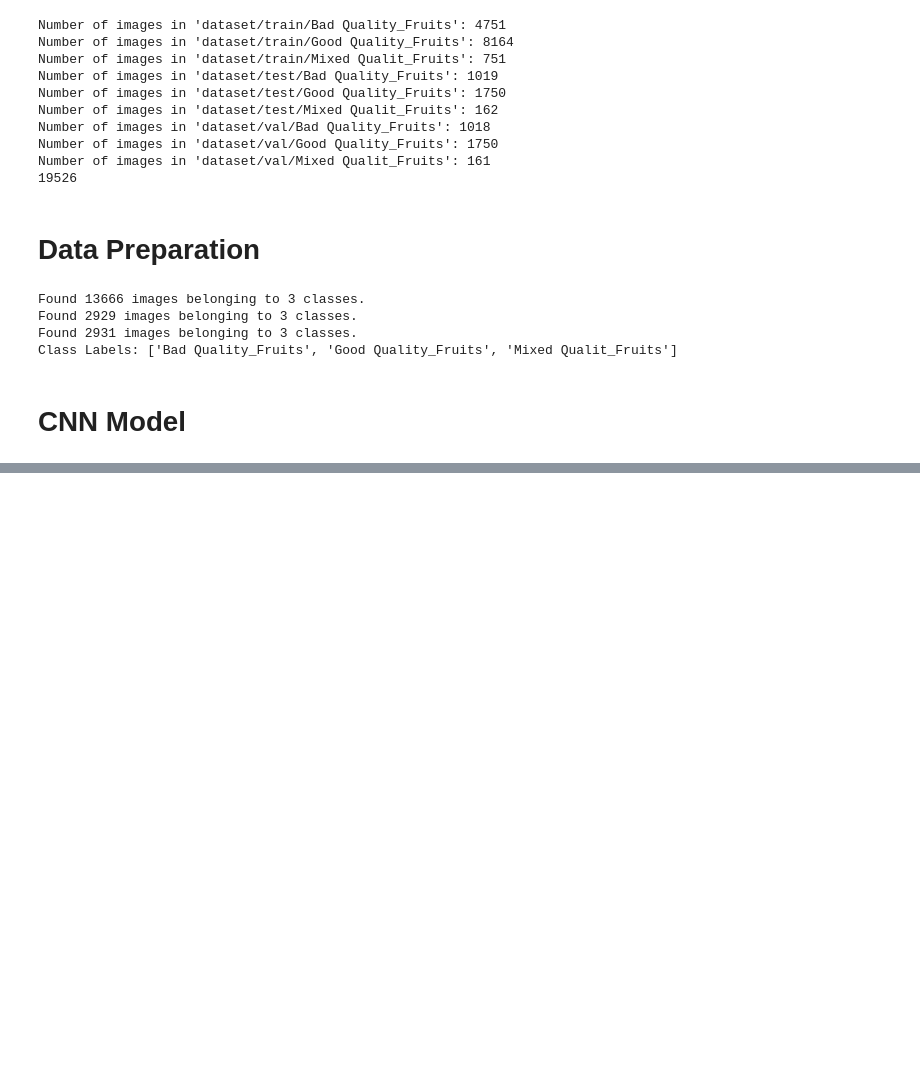
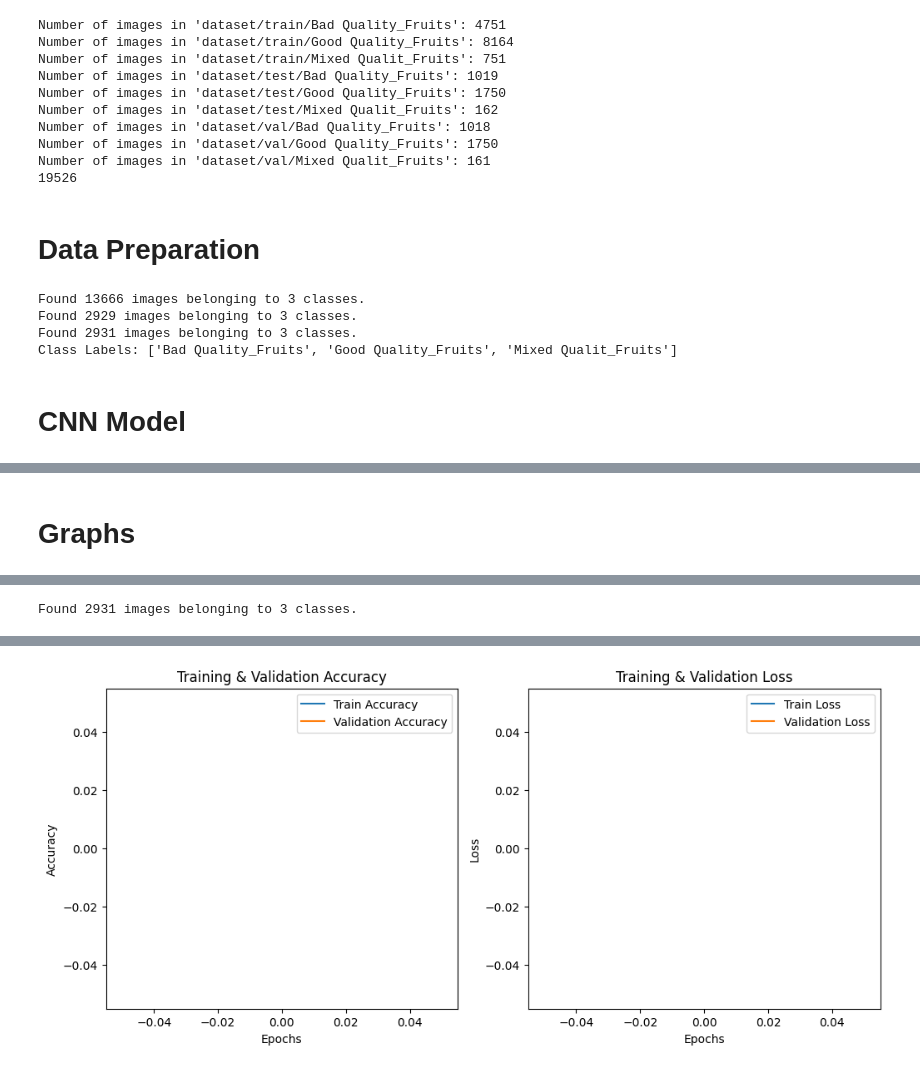
Before and after one commit to Domaakshithareddy/Fruit-Quality-Identification, a Jupyter notebook: Fruit_Quality_Identification.ipynb, the cells around one changed output, grey strips where cells are left out. Saved outputs shown, nothing was run; the diff lists cells and outputs as text; code cells hidden in the pictures; blank space fills up the shorter version.

```diff
--- a/Fruit_Quality_Identification.ipynb
+++ b/Fruit_Quality_Identification.ipynb
@@ -230,0 +373,53 @@ Class Labels: ['Bad Quality_Fruits', 'Good Quality_Fruits', 'Mixed Qualit_Fruits
+# %% [markdown]
+# **Graphs**
+# %%
+import matplotlib.pyplot as plt
+import numpy as np
+import seaborn as sns
+from sklearn.metrics import confusion_matrix, classification_report
+import tensorflow as tf
+from tensorflow.keras.preprocessing import image
+import random
+
+# 📌 Load the trained model
+model = tf.keras.models.load_model("fruit_quality_cnn_model.h5")
+
+# 📌 Load test data generator
+test_datagen = tf.keras.preprocessing.image.ImageDataGenerator(rescale=1.0/255)
+
+test_generator = test_datagen.flow_from_directory(
+    "dataset/test",  # Change path if needed
+    target_size=(256, 256),
+    batch_size=32,
+    class_mode="categorical",
+    shuffle=False
+)
+
+# 📌 Compute Predictions
+y_true = test_generator.classes  # Actual labels
+y_pred_probs = model.predict(test_generator)  # Probabilities
+y_pred_classes = np.argmax(y_pred_probs, axis=1)  # Predicted class labels
+
+# 📈 **1. Plot Training & Validation Accuracy & Loss**
+plt.figure(figsize=(12, 5))
+
+# Accuracy
+plt.subplot(1, 2, 1)
+plt.plot(model.history.history.get('categorical_accuracy', model.history.history.get('accuracy', [])), label='Train Accuracy')
+plt.plot(model.history.history.get('val_categorical_accuracy', model.history.history.get('val_accuracy', [])), label='Validation Accuracy')
+plt.xlabel('Epochs')
+plt.ylabel('Accuracy')
+plt.title('Training & Validation Accuracy')
+plt.legend()
+
+# Loss
+plt.subplot(1, 2, 2)
+plt.plot(model.history.history.get('loss', []), label='Train Loss')
+plt.plot(model.history.history.get('val_loss', []), label='Validation Loss')
+plt.xlabel('Epochs')
+plt.ylabel('Loss')
+plt.title('Training & Validation Loss')
+plt.legend()
+
+plt.show()
+# %% [output]
@@ -230,0 +427 @@ Class Labels: ['Bad Quality_Fruits', 'Good Quality_Fruits', 'Mixed Qualit_Fruits
+Found 2931 images belonging to 3 classes.
@@ -230,0 +429 @@ Class Labels: ['Bad Quality_Fruits', 'Good Quality_Fruits', 'Mixed Qualit_Fruits
+[figure, added]
```
Also changed, not shown: parts of 10 cells of this notebook.
